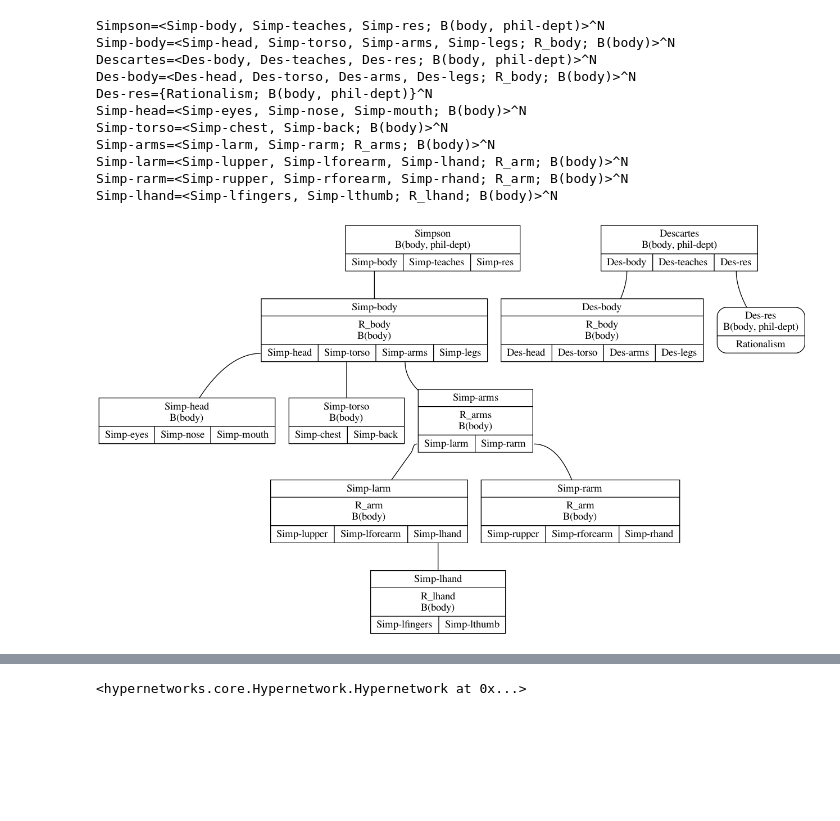
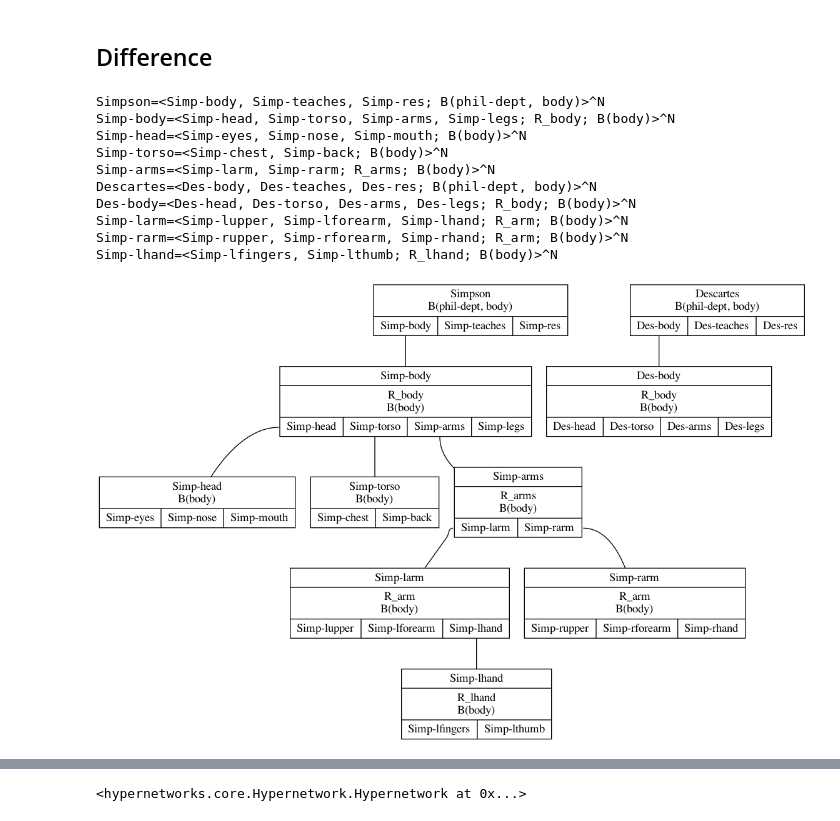
Before and after one commit to rdchar/Hora, a Jupyter notebook: examples/Simpson.ipynb, the cells around one changed output, grey strips where cells are left out. Saved outputs shown, nothing was run; the diff lists cells and outputs as text; code cells hidden in the pictures; blank space fills up the shorter version.

```diff
--- a/examples/Simpson.ipynb
+++ b/examples/Simpson.ipynb
@@ -56,22 +103,23 @@ Image(filename='pictures/simpson.png', width=1200, height=400)
+# %% [markdown]
+## Difference
 # %%
 body_hn = Hypernetwork()
 body_hn = get_subHn_by_semantic_boundary(simpson_hn, "body", body_hn)
 
 print(body_hn)
 
 draw_hn(body_hn, fname="pictures/simpson-body", view=False, show_vertex=False, )
-Image(filename='pictures/simpson-body.png', width=900, height=400)
+Image(filename='pictures/simpson-body.png', width=800, height=400)
 # %% [output]
-Simpson=<Simp-body, Simp-teaches, Simp-res; B(body, phil-dept)>^N
+Simpson=<Simp-body, Simp-teaches, Simp-res; B(phil-dept, body)>^N
 Simp-body=<Simp-head, Simp-torso, Simp-arms, Simp-legs; R_body; B(body)>^N
-Descartes=<Des-body, Des-teaches, Des-res; B(body, phil-dept)>^N
-Des-body=<Des-head, Des-torso, Des-arms, Des-legs; R_body; B(body)>^N
-Des-res={Rationalism; B(body, phil-dept)}^N
 Simp-head=<Simp-eyes, Simp-nose, Simp-mouth; B(body)>^N
 Simp-torso=<Simp-chest, Simp-back; B(body)>^N
 Simp-arms=<Simp-larm, Simp-rarm; R_arms; B(body)>^N
+Descartes=<Des-body, Des-teaches, Des-res; B(phil-dept, body)>^N
+Des-body=<Des-head, Des-torso, Des-arms, Des-legs; R_body; B(body)>^N
 Simp-larm=<Simp-lupper, Simp-lforearm, Simp-lhand; R_arm; B(body)>^N
 Simp-rarm=<Simp-rupper, Simp-rforearm, Simp-rhand; R_arm; B(body)>^N
 Simp-lhand=<Simp-lfingers, Simp-lthumb; R_lhand; B(body)>^N
-[figure, old version]
+[figure, new version]
 # %%
```
Also changed, not shown: parts of 16 cells of this notebook, 1 other file.
